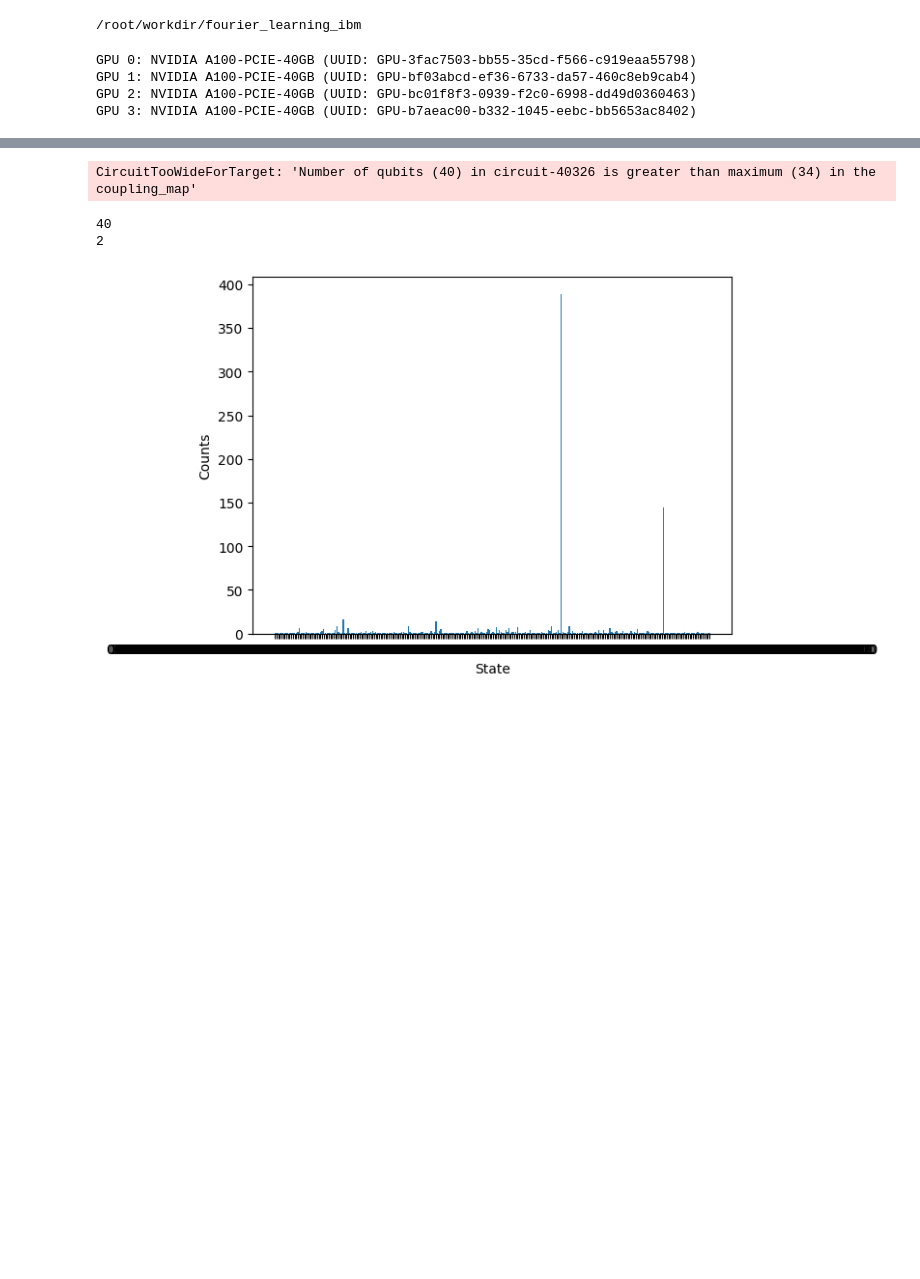
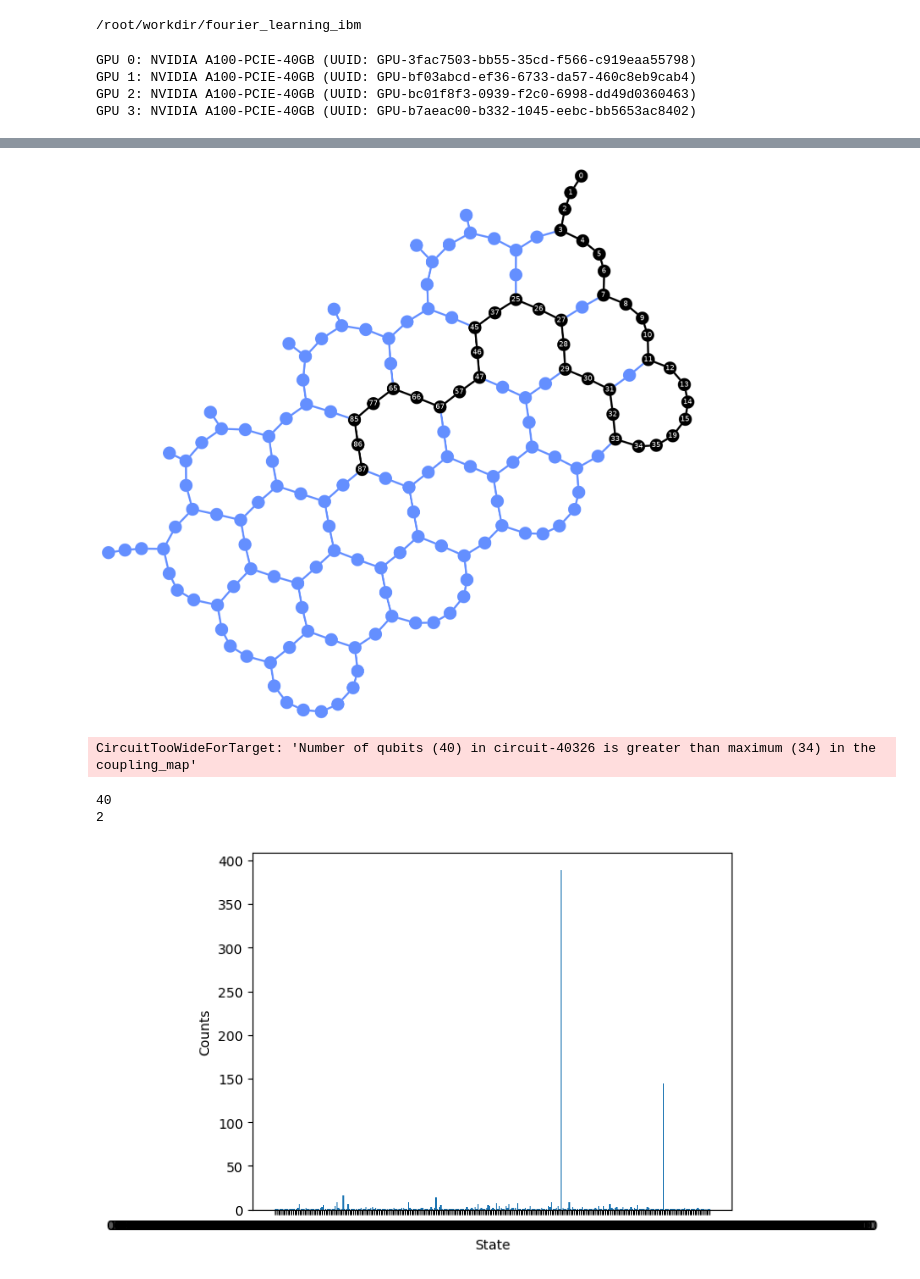
Before and after one commit to YutoMorohoshi/fourier_learning_ibm, a Jupyter notebook: test_circuit.ipynb, the cells around one changed output, grey strips where cells are left out. Saved outputs shown, nothing was run; the diff lists cells and outputs as text; code cells hidden in the pictures; blank space fills up the shorter version.

```diff
--- a/test_circuit.ipynb
+++ b/test_circuit.ipynb
@@ -66,11 +70,17 @@ Using backend noisy simulator: AerSimulator('aer_simulator_statevector_gpu'
 # %%
 # density matrix simulator
 backend_qpu, backend_dm_noiseless, backend_dm_noisy = setup_backend(
-    qpu_name="ibm_marrakesh", device="GPU", method="density_matrix"
+    # qpu_name="ibm_marrakesh", device="GPU", method="density_matrix"
+    qpu_name="ibm_fez",
+    device="GPU",
+    method="statevector",
 )
 
 # matrix product state simulator
 backend_qpu, backend_mps_noiseless, backend_mps_noisy = setup_backend(
-    qpu_name="ibm_marrakesh", device="GPU", method="matrix_product_state"
+    # qpu_name="ibm_marrakesh", device="GPU", method="matrix_product_state"
+    qpu_name="ibm_fez",
+    device="GPU",
+    method="statevector",
 )
 # %% [output]
@@ -114,3 +124,69 @@ ops: OrderedDict([('cx', 386), ('rx', 174), ('rz', 174), ('rzx', 174), ('measure
+# %%
+initial_layout_52 = [
+    0,
+    1,
+    2,
+    3,
+    4,
+    5,
+    6,
+    7,
+    8,
+    9,
+    10,
+    11,
+    12,
+    13,
+    14,
+    15,
+    19,
+    35,
+    34,
+    33,
+    32,
+    31,
+    30,
+    29,
+    28,
+    27,
+    26,
+    25,
+    37,
+    45,
+    46,
+    47,
+    57,
+    67,
+    66,
+    65,
+    77,
+    85,
+    86,
+    87,
+    97,
+    107,
+    106,
+    105,
+    117,
+    125,
+    124,
+    123,
+    136,
+    143,
+    144,
+    145,
+]
+if n_qubits <= 15:
+    initial_layout = list(
+        range(n_qubits)
+    )  # Use physical qubits [0, 1, ..., n_qubits-1]
+else:
+    initial_layout = initial_layout_52[:n_qubits]
+
+exec_circuit = transpile(circuit, backend_qpu, initial_layout=initial_layout)
+plot_circuit_layout(exec_circuit, backend_qpu, view="physical")
+# %% [output]
+[figure, added]
 # %%
 # Run the circuit on the statevector simulator (expected to arise error due to the large number of qubits)
 exec_circuit = transpile(circuit, backend_sv_noiseless)
```
Also changed, not shown: parts of 6 cells of this notebook, 11 other files.
